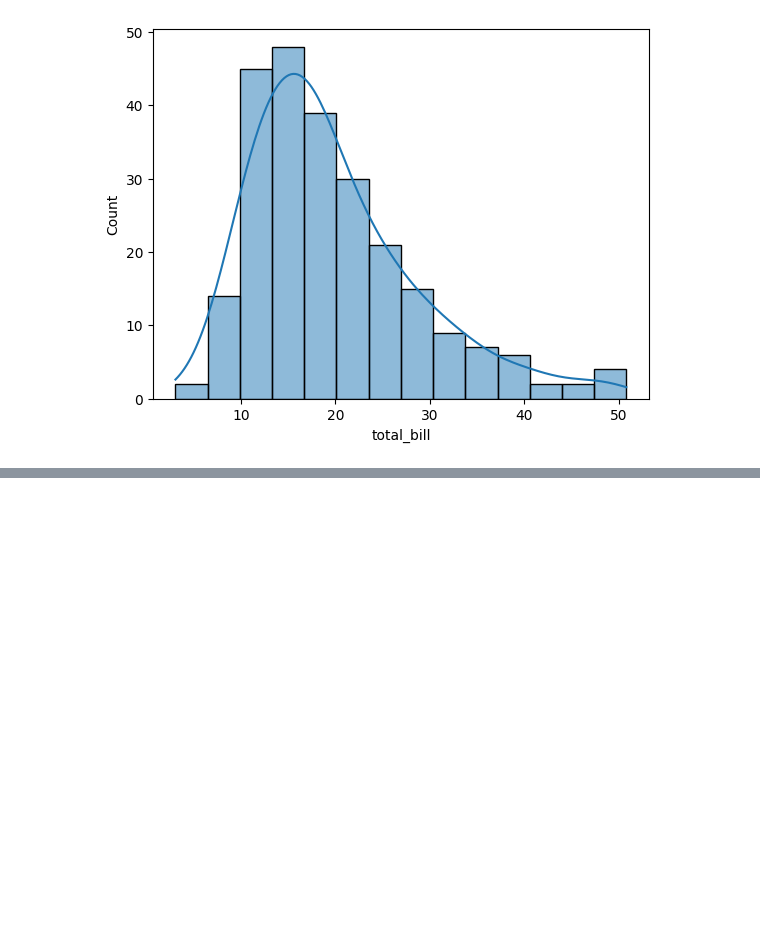
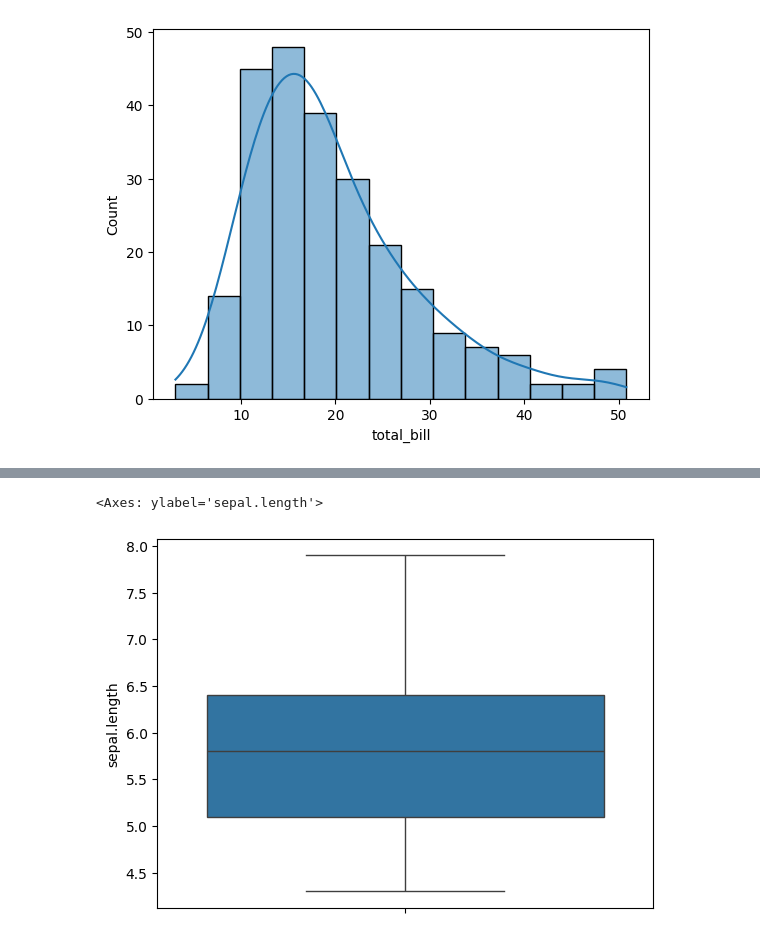
Before and after one commit to rakeshAtWork/Stats_Code, a Jupyter notebook: Stats01_MeanMedianMode.ipynb, the cells around one changed output, grey strips where cells are left out. Drawn from its saved outputs; the diff is of its cells as text; code cells hidden in the pictures; blank space fills up the shorter version.

```diff
--- a/Stats01_MeanMedianMode.ipynb
+++ b/Stats01_MeanMedianMode.ipynb
@@ -40,3 +40,5 @@ sns.histplot(df['total_bill'],kde=True) # does this look likie normally distribu
 # %% [output]
 <Axes: xlabel='total_bill', ylabel='Count'>
 [figure]
+# %%
+df1=pd.read_csv("iris.csv")
@@ -42,0 +54,5 @@ sns.histplot(df['total_bill'],kde=True) # does this look likie normally distribu
+# %%
+sns.boxplot(df1['sepal.length'])
+# %% [output]
+<Axes: ylabel='sepal.length'>
+[figure, added]
```
Also changed, not shown: parts of 3 cells of this notebook, 1 other file.
